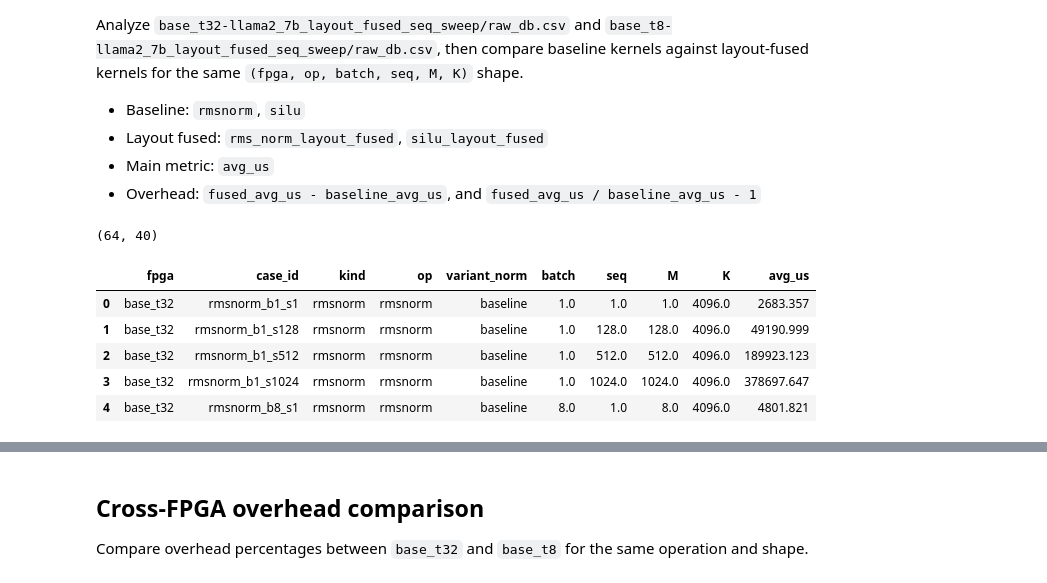
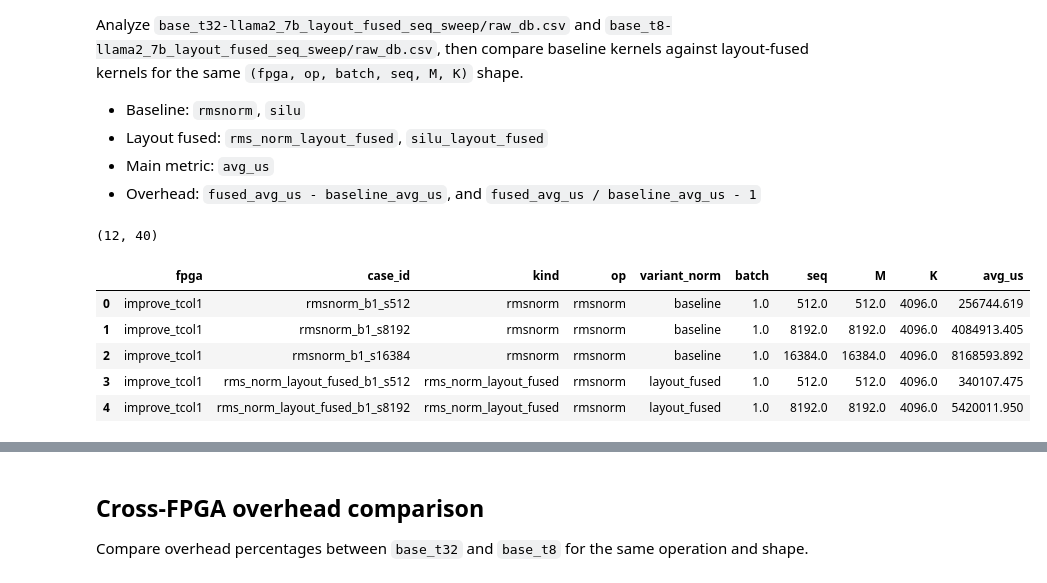
Before and after one commit to jang1664/vortex, a Jupyter notebook: analysis_workspace/layout_transform_overhead/layout_transform_overhead.ipynb, the cells around one changed output, grey strips where cells are left out. Cells and saved outputs as stored; diff of their text form; code cells hidden in the pictures.

```diff
--- a/analysis_workspace/layout_transform_overhead/layout_transform_overhead.ipynb
+++ b/analysis_workspace/layout_transform_overhead/layout_transform_overhead.ipynb
@@ -12,41 +12,42 @@ from pathlib import Path
 import json
 
 import matplotlib.pyplot as plt
 import pandas as pd
 
 DATASETS = {
-    'base_t32': Path('/home/jaeyongjang/project.local/vortex/build/results/latency/base_t32-llama2_7b_layout_fused_seq_sweep/raw_db.csv'),
-    'base_t8': Path('/home/jaeyongjang/project.local/vortex/build/results/latency/base_t8-llama2_7b_layout_fused_seq_sweep/raw_db.csv'),
+    # 'base_t32': Path('/home/jaeyongjang/project.local/vortex/build/results/latency/base_t32-llama2_7b_layout_fused_seq_sweep/raw_db.csv'),
+    # 'base_t8': Path('/home/jaeyongjang/project.local/vortex/build/results/latency/base_t8-llama2_7b_layout_fused_seq_sweep/raw_db.csv'),
+    'improve_tcol1': Path('/home/jaeyongjang/project.local/vortex/build/results/latency/improve_tcol1-llama2_7b_layout_fused_seq_sweep/raw_db.csv')
 }
 
 def normalize_op(kind: str) -> str:
     if 'rms' in kind:
         return 'rmsnorm'
     if 'silu' in kind:
         return 'silu'
     return kind
 
 def load_dataset(fpga: str, path: Path) -> pd.DataFrame:
     out = pd.read_csv(path)
     shape = out['shape_json'].apply(json.loads).apply(pd.Series)
     out = pd.concat([out, shape], axis=1)
     out['fpga'] = fpga
     out['op'] = out['kind'].map(normalize_op)
     out['variant_norm'] = out['kind'].map(lambda k: 'layout_fused' if 'layout_fused' in k else 'baseline')
     return out
 
 df = pd.concat([load_dataset(fpga, path) for fpga, path in DATASETS.items()], ignore_index=True)
 
 print(df.shape)
 df[['fpga', 'case_id', 'kind', 'op', 'variant_norm', 'batch', 'seq', 'M', 'K', 'avg_us']].head()
 # %% [output]
-(64, 40)
+(12, 40)
 |  | fpga | case_id | kind | op | variant_norm | batch | seq | M | K | avg_us |
-| 0 | base_t32 | rmsnorm_b1_s1 | rmsnorm | rmsnorm | baseline | 1.0 | 1.0 | 1.0 | 4096.0 | 2683.357 |
-| 1 | base_t32 | rmsnorm_b1_s128 | rmsnorm | rmsnorm | baseline | 1.0 | 128.0 | 128.0 | 4096.0 | 49190.999 |
-| 2 | base_t32 | rmsnorm_b1_s512 | rmsnorm | rmsnorm | baseline | 1.0 | 512.0 | 512.0 | 4096.0 | 189923.123 |
-| 3 | base_t32 | rmsnorm_b1_s1024 | rmsnorm | rmsnorm | baseline | 1.0 | 1024.0 | 1024.0 | 4096.0 | 378697.647 |
-| 4 | base_t32 | rmsnorm_b8_s1 | rmsnorm | rmsnorm | baseline | 8.0 | 1.0 | 8.0 | 4096.0 | 4801.821 |
+| 0 | improve_tcol1 | rmsnorm_b1_s512 | rmsnorm | rmsnorm | baseline | 1.0 | 512.0 | 512.0 | 4096.0 | 256744.619 |
+| 1 | improve_tcol1 | rmsnorm_b1_s8192 | rmsnorm | rmsnorm | baseline | 1.0 | 8192.0 | 8192.0 | 4096.0 | 4084913.405 |
+| 2 | improve_tcol1 | rmsnorm_b1_s16384 | rmsnorm | rmsnorm | baseline | 1.0 | 16384.0 | 16384.0 | 4096.0 | 8168593.892 |
+| 3 | improve_tcol1 | rms_norm_layout_fused_b1_s512 | rms_norm_layout_fused | rmsnorm | layout_fused | 1.0 | 512.0 | 512.0 | 4096.0 | 340107.475 |
+| 4 | improve_tcol1 | rms_norm_layout_fused_b1_s8192 | rms_norm_layout_fused | rmsnorm | layout_fused | 1.0 | 8192.0 | 8192.0 | 4096.0 | 5420011.950 |
 # %%
 keys = ['fpga', 'op', 'batch', 'seq', 'M', 'K']
 metrics = ['avg_us', 'min_us', 'p50_us', 'p95_us', 'case_id']
```
Also changed, not shown: parts of 6 cells of this notebook, 15 other files.
